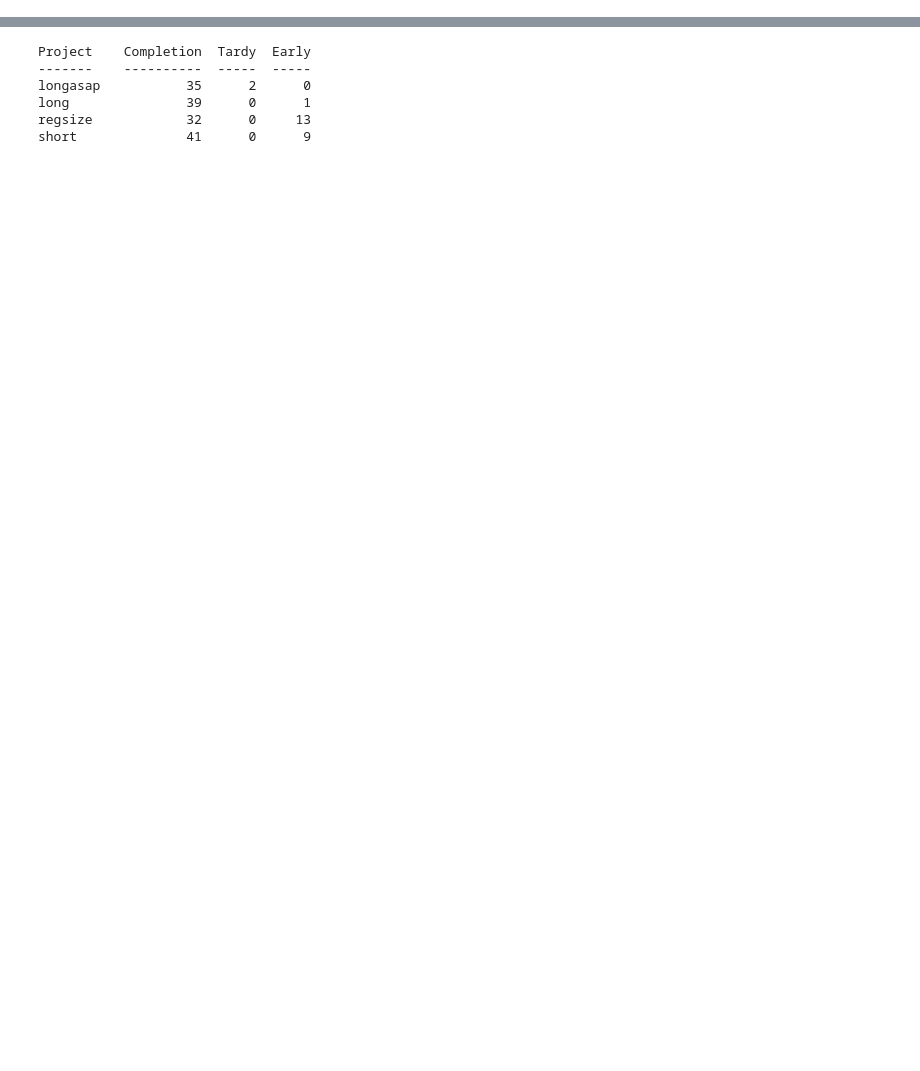
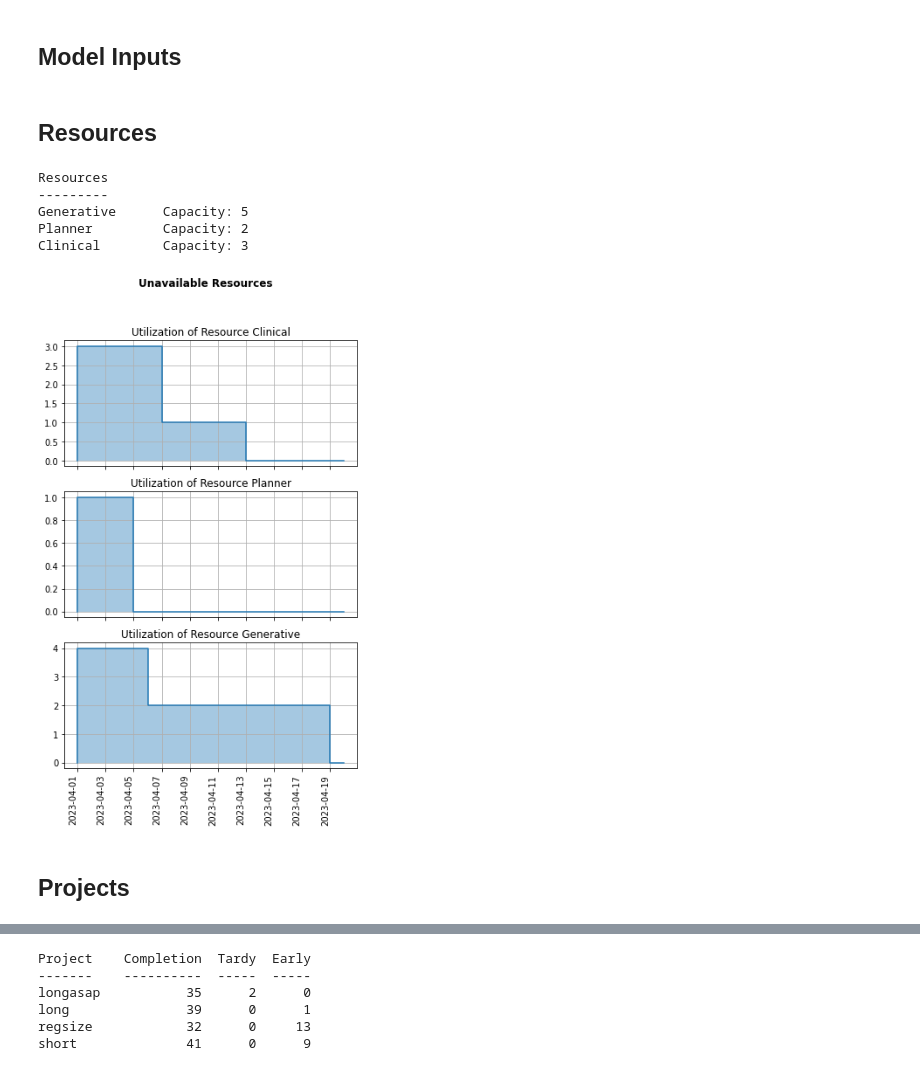
Before and after one commit to ispapadakis/Optimization-Using-Python, a Jupyter notebook: Scheduling_RD_Teams.ipynb, the cells around one changed output, grey strips where cells are left out. Drawn from its saved outputs; the diff is of its cells as text; code cells hidden in the pictures; blank space fills up the shorter version.

```diff
--- a/Scheduling_RD_Teams.ipynb
+++ b/Scheduling_RD_Teams.ipynb
@@ -85,3 +16,10 @@ resource_occupied:
+# %% [markdown]
+## Model Inputs
 # %%
-model_input = yaml.safe_load(model_yaml)
+# Import Model Inputs
+with open('RD_Teams_Inputs.yml', 'r') as f:
+    model_input = yaml.safe_load(f)
+
+# Set Parameters
 datetime_0 = datetime.strptime("2023-04-01", "%Y-%m-%d")
+horizon = 90
@@ -89,0 +26,20 @@ horizon = 90
+# %% [markdown]
+## Resources
+# %%
+print("Resources")
+print("---------")
+for resource in model_input['resources']:
+    print("{:15} Capacity: {}".format(resource, len(model_input['resources'][resource]['member'])))
+
+fig = plot_utilization(model_input["resource_occupied"], datetime_0, tmax=20)
+fig.suptitle("Unavailable Resources", fontweight ="bold")
+plt.show()
+# %% [output]
+Resources
+---------
+Generative      Capacity: 5
+Planner         Capacity: 2
+Clinical        Capacity: 3
+[figure, added]
+# %% [markdown]
+## Projects
```
Also changed, not shown: parts of 20 cells of this notebook, 3 other files.
